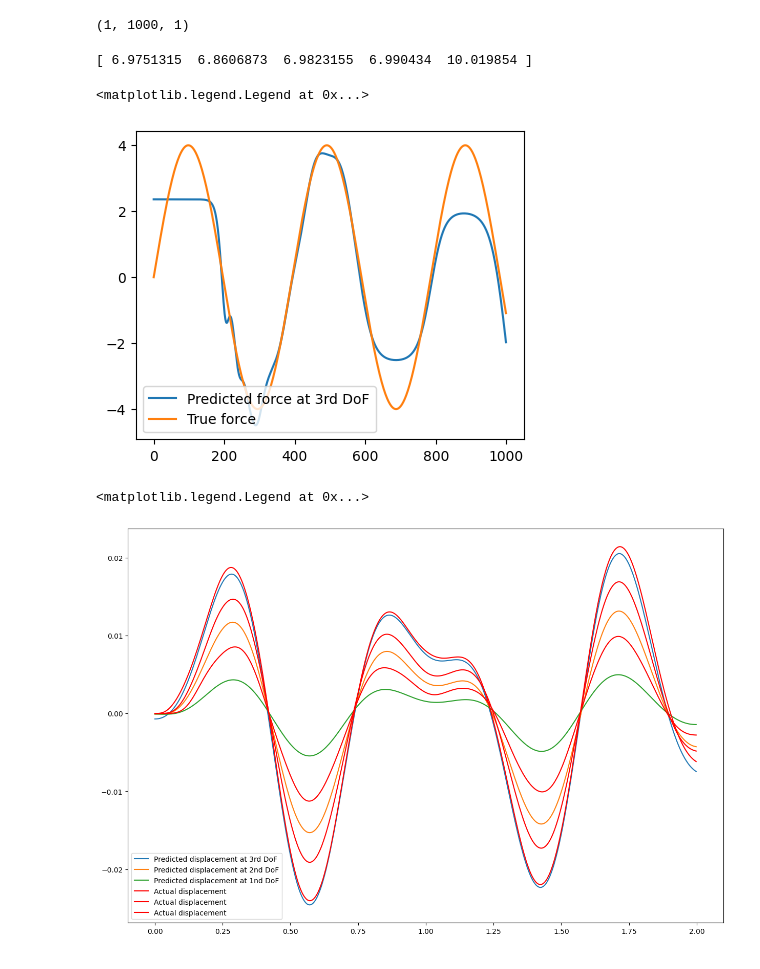
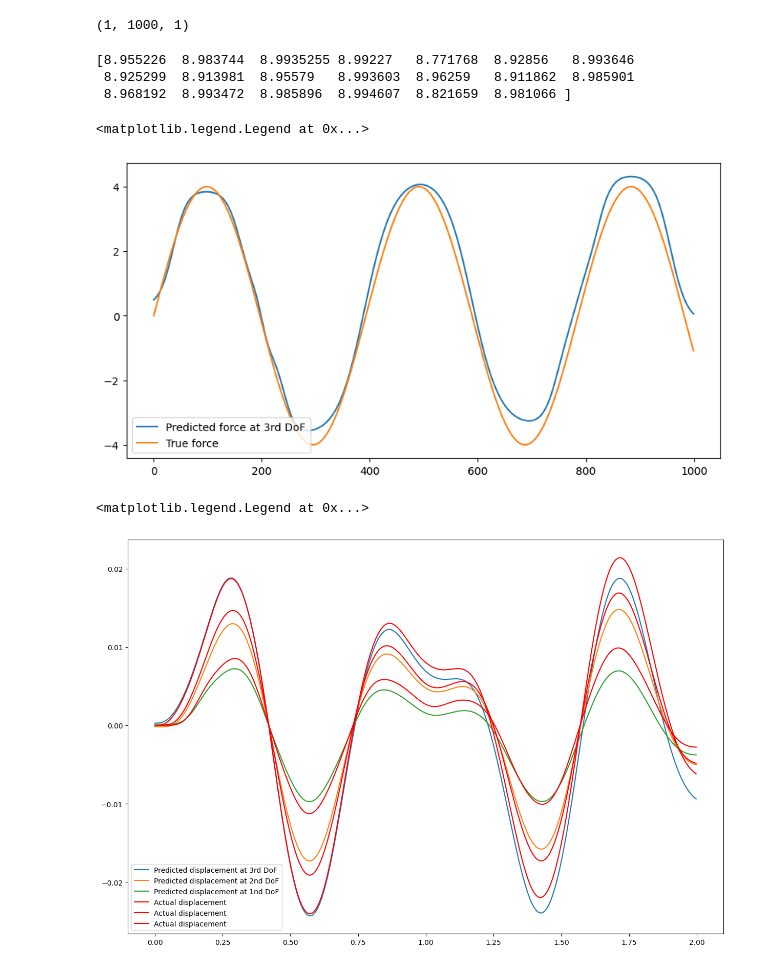
Before and after one commit to Annaantonin/NQ, a Jupyter notebook: UnknowF_3DoF_3outputs_revAP_Ks.ipynb, the cells around one changed output. Saved outputs shown, nothing was run; the diff lists cells and outputs as text; code cells hidden in the pictures.

```diff
--- a/UnknowF_3DoF_3outputs_revAP_Ks.ipynb
+++ b/UnknowF_3DoF_3outputs_revAP_Ks.ipynb
@@ -531,19 +531,21 @@ print(x1.shape)
 # %% [output]
 (1, 1000, 1)
 # %%
-print(log_k1)
+print(log_k2)
 # %% [output]
-[ 6.9751315  6.8606873  6.9823155  6.990434  10.019854 ]
+[8.955226  8.983744  8.9935255 8.99227   8.771768  8.92856   8.993646
+ 8.925299  8.913981  8.95579   8.993603  8.96259   8.911862  8.985901
+ 8.968192  8.993472  8.985896  8.994607  8.821659  8.981066 ]
 # %%
 #Force prediction f_3
-# plt.rcParams['figure.figsize'] = [10, 5]
-plt.plot(f3_pred[0,:,0], label='Predicted force at 3rd DoF')
+plt.rcParams['figure.figsize'] = [10, 5]
+plt.plot(f3_pred[9,:,0], label='Predicted force at 3rd DoF')
 plt.plot(f3_train, label='True force')
 # plt.legend()
 plt.legend(loc="lower left")
 # %% [output]
 <matplotlib.legend.Legend at 0x...>
-[figure, old version]
+[figure, new version]
 # %%
 plt.rcParams['figure.figsize'] = [15, 10]
 plt.plot(t_train,np.mean(x3_pred,axis=(0, 2)),label='Predicted displacement at 3rd DoF')
@@ -555,7 +557,7 @@ plt.legend(loc="lower left")
 # plt.legend()
 # %% [output]
 <matplotlib.legend.Legend at 0x...>
-[figure, old version]
+[figure, new version]
 # %%
 plt.rcParams['figure.figsize'] = [5, 4]
 # neuq.utils.hist(log_k1.flatten(), name="value of $k1$")
```
Also changed, not shown: parts of 3 cells of this notebook.
